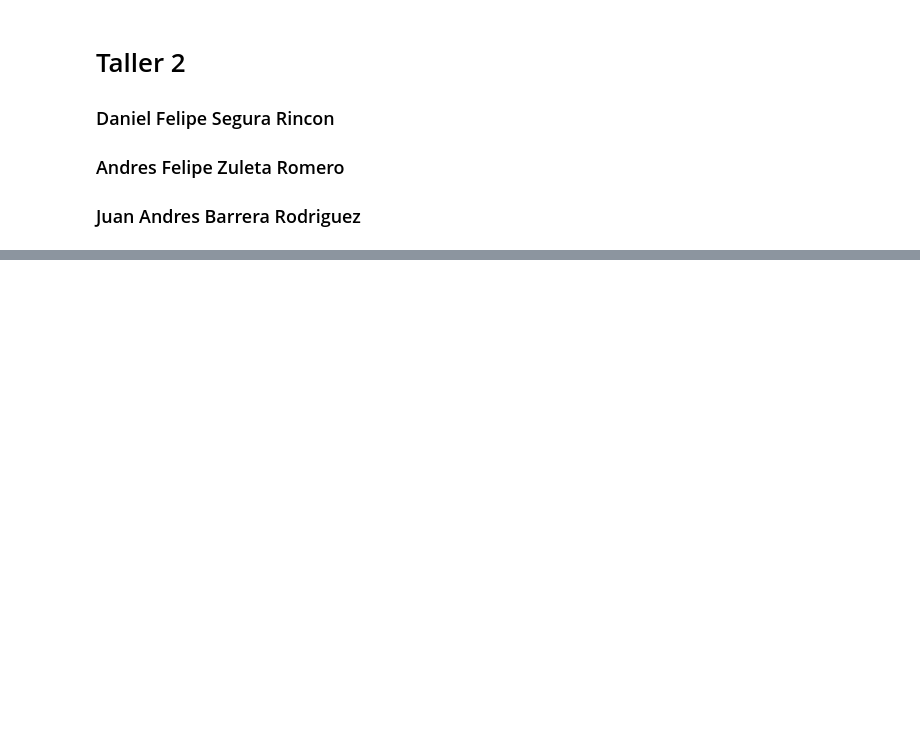
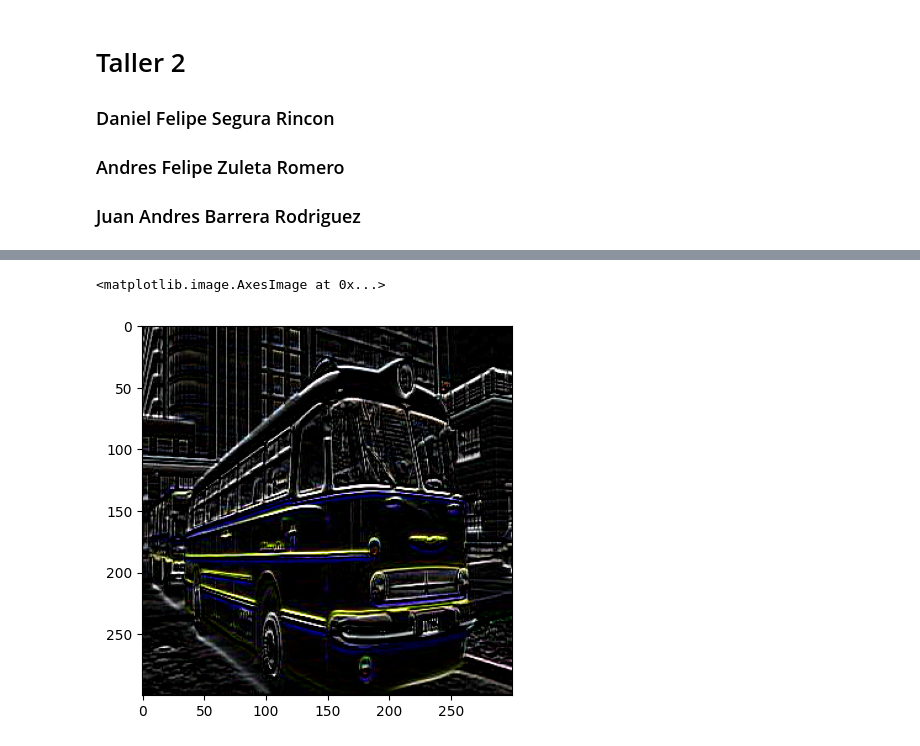
Before and after one commit to felipeZuleta/tia-2024-1s-grupo-6, a Jupyter notebook: Taller2/Taller2.ipynb, the cells around one changed output, grey strips where cells are left out. Saved outputs shown, nothing was run; the diff lists cells and outputs as text; code cells hidden in the pictures; blank space fills up the shorter version.

```diff
--- a/Taller2/Taller2.ipynb
+++ b/Taller2/Taller2.ipynb
@@ -31,0 +62,5 @@ error: OpenCV(4.9.0) :-1: error: (-5:Bad argument) in function 'filter2D'
+# %%
+plt.imshow(bus)
+# %% [output]
+<matplotlib.image.AxesImage at 0x...>
+[figure, added]
```
Also changed, not shown: parts of 7 cells of this notebook.
